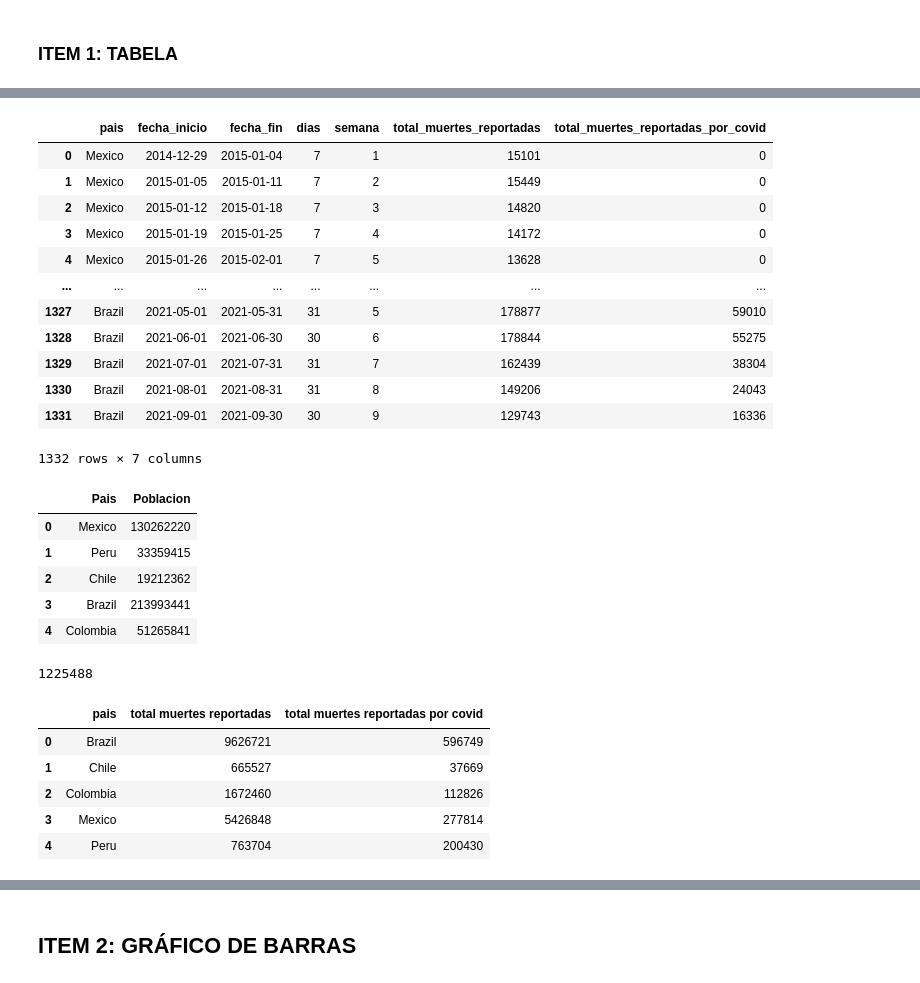
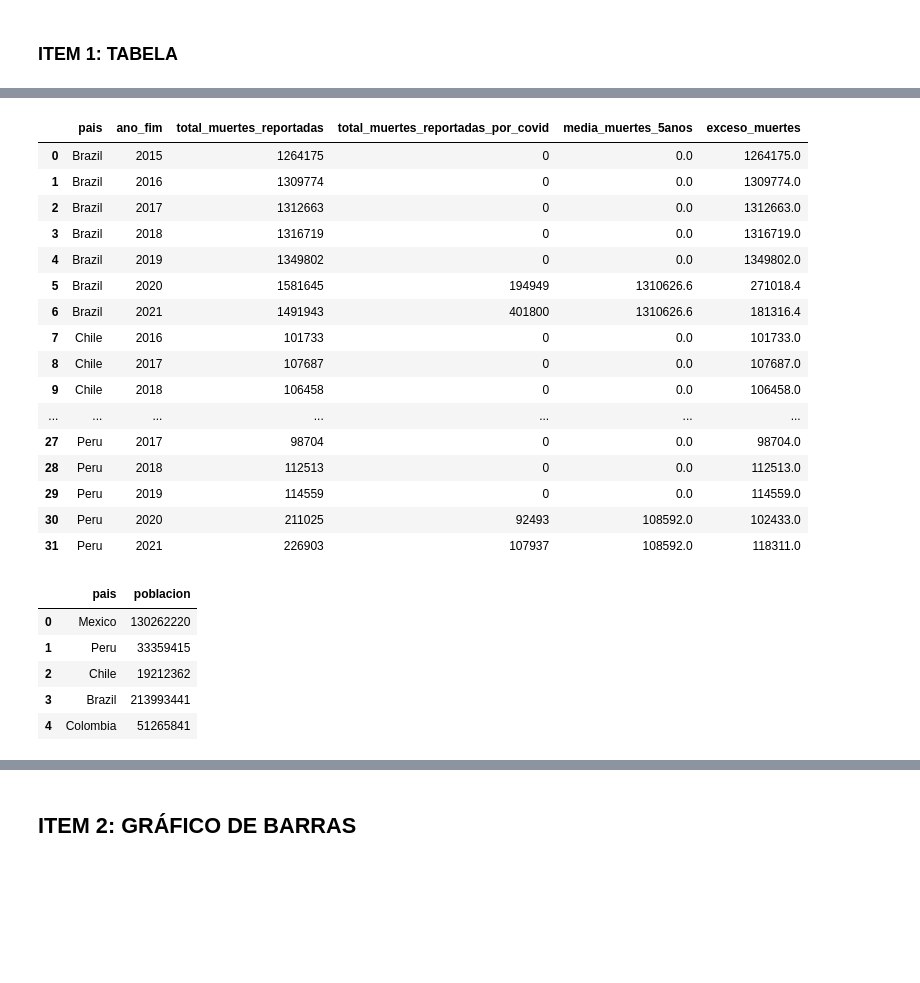
Before and after one commit to marcodeamicis/proyecto_covid, a Jupyter notebook: notebooks/1_business_and_data_understanding_amicis.ipynb, the cells around one changed output, grey strips where cells are left out. Saved outputs shown, nothing was run; the diff lists cells and outputs as text; code cells hidden in the pictures; blank space fills up the shorter version.

Commit message:
🚧 Arrumei tabela 1. Não consegui gerar gráfico semanal.

```diff
--- a/notebooks/1_business_and_data_understanding_amicis.ipynb
+++ b/notebooks/1_business_and_data_understanding_amicis.ipynb
@@ -25,47 +117,34 @@ Index(['pais', 'fecha inicio', 'fecha fin', 'dias', 'semana',
+# %%
+df_muertes_agg1['exceso_muertes'] = df_muertes_agg1['total_muertes_reportadas'] - df_muertes_agg1['media_muertes_5anos']
+df_muertes_agg1
+# %% [output]
+|  | pais | ano_fim | total_muertes_reportadas | total_muertes_reportadas_por_covid | media_muertes_5anos | exceso_muertes |
+| 0 | Brazil | 2015 | 1264175 | 0 | 0.0 | 1264175.0 |
+| 1 | Brazil | 2016 | 1309774 | 0 | 0.0 | 1309774.0 |
+| 2 | Brazil | 2017 | 1312663 | 0 | 0.0 | 1312663.0 |
+| 3 | Brazil | 2018 | 1316719 | 0 | 0.0 | 1316719.0 |
+| 4 | Brazil | 2019 | 1349802 | 0 | 0.0 | 1349802.0 |
+| 5 | Brazil | 2020 | 1581645 | 194949 | 1310626.6 | 271018.4 |
+| 6 | Brazil | 2021 | 1491943 | 401800 | 1310626.6 | 181316.4 |
+| 7 | Chile | 2016 | 101733 | 0 | 0.0 | 101733.0 |
+| 8 | Chile | 2017 | 107687 | 0 | 0.0 | 107687.0 |
+| 9 | Chile | 2018 | 106458 | 0 | 0.0 | 106458.0 |
+| ... | ... | ... | ... | ... | ... | ... |
+| 27 | Peru | 2017 | 98704 | 0 | 0.0 | 98704.0 |
+| 28 | Peru | 2018 | 112513 | 0 | 0.0 | 112513.0 |
+| 29 | Peru | 2019 | 114559 | 0 | 0.0 | 114559.0 |
+| 30 | Peru | 2020 | 211025 | 92493 | 108592.0 | 102433.0 |
+| 31 | Peru | 2021 | 226903 | 107937 | 108592.0 | 118311.0 |
 # %%
-df_muertes = pd.read_csv(
-    BASE_MUERTES_COVID,
+df_poblacion = pd.read_csv(BASE_POBLACION,
     sep=',',
     header=0,
-    names=['pais', 'fecha_inicio', 'fecha_fin', 'dias', 'semana', 'total_muertes_reportadas', 'total_muertes_reportadas_por_covid'],
-    parse_dates=['fecha_inicio', 'fecha_fin']
-    )
-df_muertes
+    names=['pais', 'poblacion'])
+df_poblacion
 # %% [output]
-|  | pais | fecha_inicio | fecha_fin | dias | semana | total_muertes_reportadas | total_muertes_reportadas_por_covid |
-| 0 | Mexico | 2014-12-29 | 2015-01-04 | 7 | 1 | 15101 | 0 |
-| 1 | Mexico | 2015-01-05 | 2015-01-11 | 7 | 2 | 15449 | 0 |
-| 2 | Mexico | 2015-01-12 | 2015-01-18 | 7 | 3 | 14820 | 0 |
-| 3 | Mexico | 2015-01-19 | 2015-01-25 | 7 | 4 | 14172 | 0 |
-| 4 | Mexico | 2015-01-26 | 2015-02-01 | 7 | 5 | 13628 | 0 |
-| ... | ... | ... | ... | ... | ... | ... | ... |
-| 1327 | Brazil | 2021-05-01 | 2021-05-31 | 31 | 5 | 178877 | 59010 |
-| 1328 | Brazil | 2021-06-01 | 2021-06-30 | 30 | 6 | 178844 | 55275 |
-| 1329 | Brazil | 2021-07-01 | 2021-07-31 | 31 | 7 | 162439 | 38304 |
-| 1330 | Brazil | 2021-08-01 | 2021-08-31 | 31 | 8 | 149206 | 24043 |
-| 1331 | Brazil | 2021-09-01 | 2021-09-30 | 30 | 9 | 129743 | 16336 |
+|  | pais | poblacion |
+| 0 | Mexico | 130262220 |
+| 1 | Peru | 33359415 |
+| 2 | Chile | 19212362 |
+| 3 | Brazil | 213993441 |
+| 4 | Colombia | 51265841 |
-1332 rows × 7 columns
-# %%
-df_poblacion = pd.read_csv('../data/external/poblacion-por-pais.csv', sep=',')
-df_poblacion
-# %% [output]
-|  | Pais | Poblacion |
-| 0 | Mexico | 130262220 |
-| 1 | Peru | 33359415 |
-| 2 | Chile | 19212362 |
-| 3 | Brazil | 213993441 |
-| 4 | Colombia | 51265841 |
-# %%
-df_muertes['total muertes reportadas por covid'].sum()
-# %% [output]
-1225488
-# %%
-df_muertes_agg = df_muertes.groupby('pais')[['total muertes reportadas', 'total muertes reportadas por covid']].sum().reset_index()
-df_muertes_agg
-# %% [output]
-|  | pais | total muertes reportadas | total muertes reportadas por covid |
-| 0 | Brazil | 9626721 | 596749 |
-| 1 | Chile | 665527 | 37669 |
-| 2 | Colombia | 1672460 | 112826 |
-| 3 | Mexico | 5426848 | 277814 |
-| 4 | Peru | 763704 | 200430 |
```
Also changed, not shown: parts of 25 cells of this notebook.
